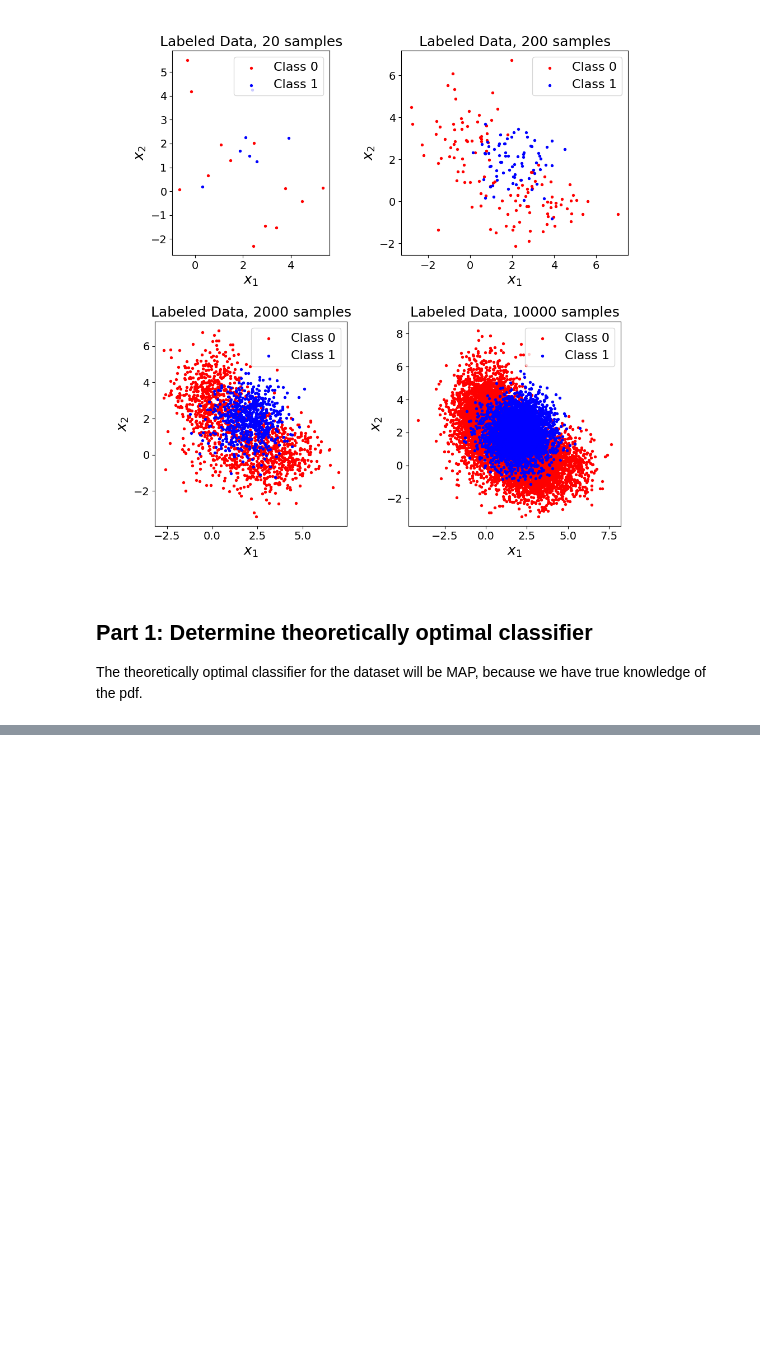
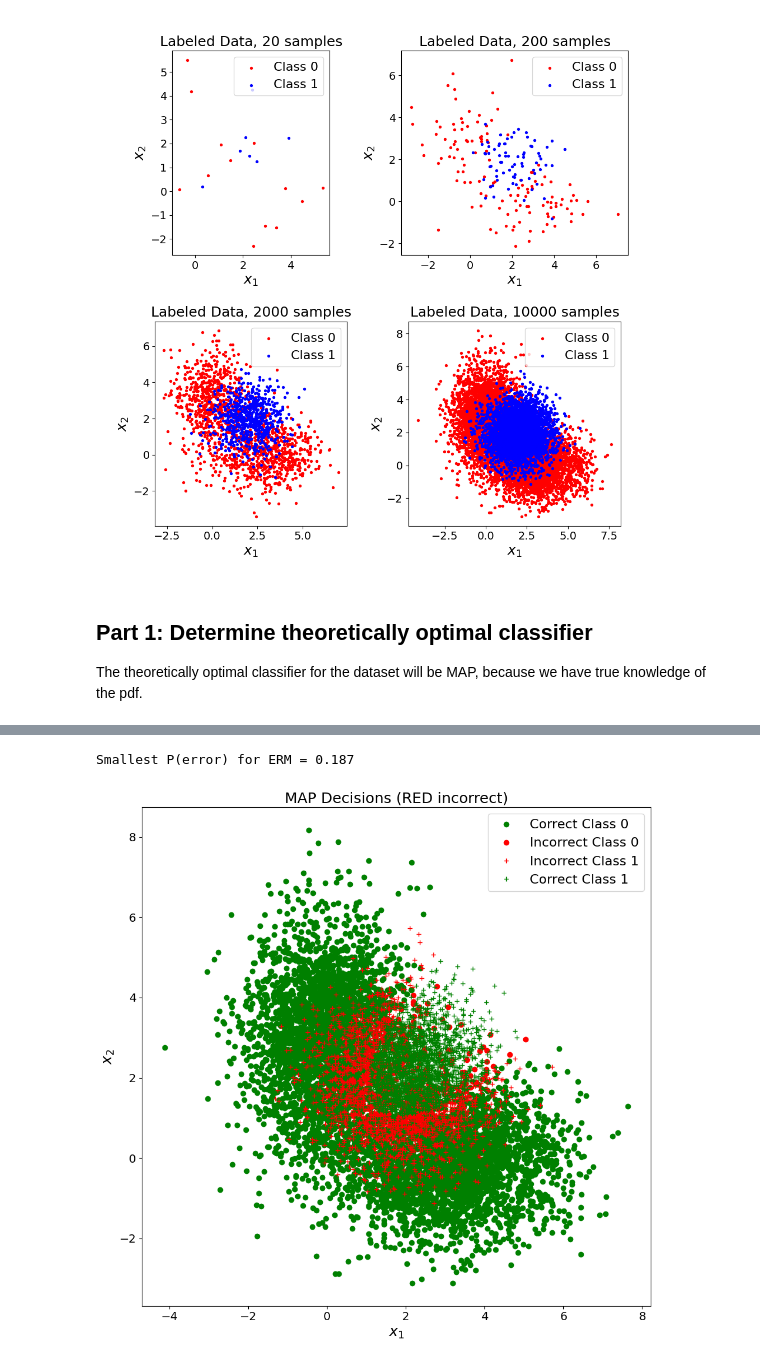
Before and after one commit to ethanholand/EECE5644, a Jupyter notebook: HW2/HW2Problem1Part1.ipynb, the cells around one changed output, grey strips where cells are left out. Drawn from its saved outputs; the diff is of its cells as text; code cells hidden in the pictures; blank space fills up the shorter version.

```diff
--- a/HW2/HW2Problem1Part1.ipynb
+++ b/HW2/HW2Problem1Part1.ipynb
@@ -240,0 +263,44 @@ Min Theoretical Gamma = 1.857
+# %%
+# Get indices and probability estimates of the four decision scenarios:
+# (true negative, false positive, false negative, true positive)
+
+# True Negative Probability
+ind_00_map = np.argwhere((decisions_map==0) & (labels==0))
+p_00_map = len(ind_00_map) / N_per_l[0]
+# False Positive Probability
+ind_10_map = np.argwhere((decisions_map==1) & (labels==0))
+p_10_map = len(ind_10_map) / N_per_l[0]
+# False Negative Probability
+ind_01_map = np.argwhere((decisions_map==0) & (labels==1))
+p_01_map = len(ind_01_map) / N_per_l[1]
+# True Positive Probability
+ind_11_map = np.argwhere((decisions_map==1) & (labels==1))
+p_11_map = len(ind_11_map) / N_per_l[1]
+
+# Probability of error for MAP classifier, empirically estimated
+prob_error_erm = np.array((p_10_map, p_01_map)).dot(N_per_l.T / datasets[valid_set]['N'])
+print("Smallest P(error) for ERM = {}".format(prob_error_erm))
+
+# Display MAP decisions
+plt.ioff() # These are Jupyter only lines to avoid showing the figure when I don't want
+fig_disc_grid, ax_disc = plt.subplots(figsize=(10, 10));
+plt.ion() # Re-activate "interactive" mode
+
+# class 0 circle, class 1 +, correct green, incorrect red
+ax_disc.plot(datasets[valid_set]['X'][ind_00_map, 0], datasets[valid_set]['X'][ind_00_map, 1], 'og', label="Correct Class 0");
+ax_disc.plot(datasets[valid_set]['X'][ind_10_map, 0], datasets[valid_set]['X'][ind_10_map, 1], 'or', label="Incorrect Class 0");
+ax_disc.plot(datasets[valid_set]['X'][ind_01_map, 0], datasets[valid_set]['X'][ind_01_map, 1], '+r', label="Incorrect Class 1");
+ax_disc.plot(datasets[valid_set]['X'][ind_11_map, 0], datasets[valid_set]['X'][ind_11_map, 1], '+g', label="Correct Class 1");
+
+ax_disc.legend();
+ax_disc.set_xlabel(r"$x_1$");
+ax_disc.set_ylabel(r"$x_2$");
+ax_disc.set_title("MAP Decisions (RED incorrect)");
+fig_disc_grid.tight_layout();
+
+display(fig_disc_grid) # Display as .png
+
+fig_disc_grid;
+# %% [output]
+Smallest P(error) for ERM = 0.187
+[figure, added]
```
Also changed, not shown: parts of 9 cells of this notebook, 2 other files.
